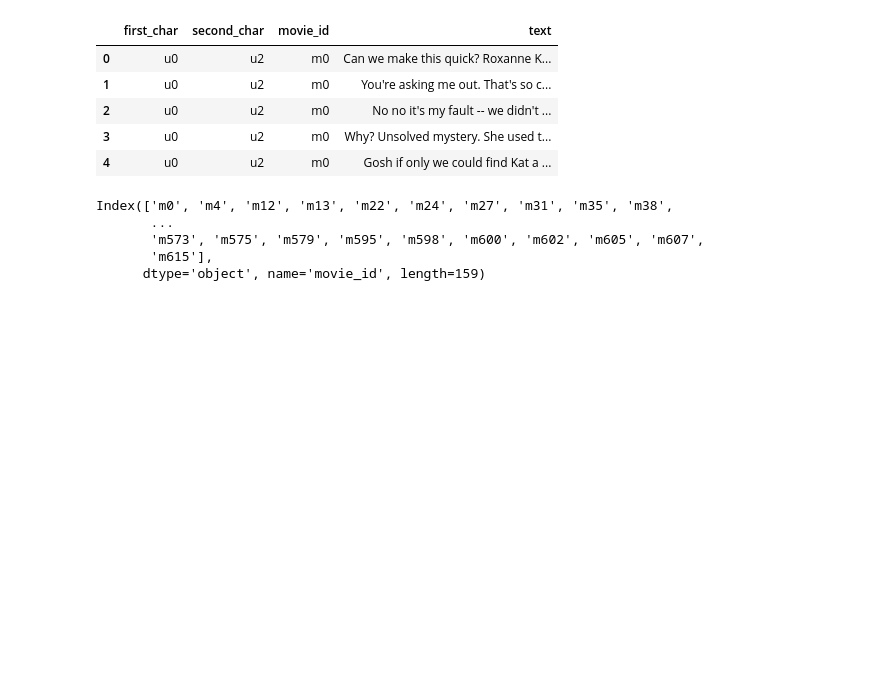
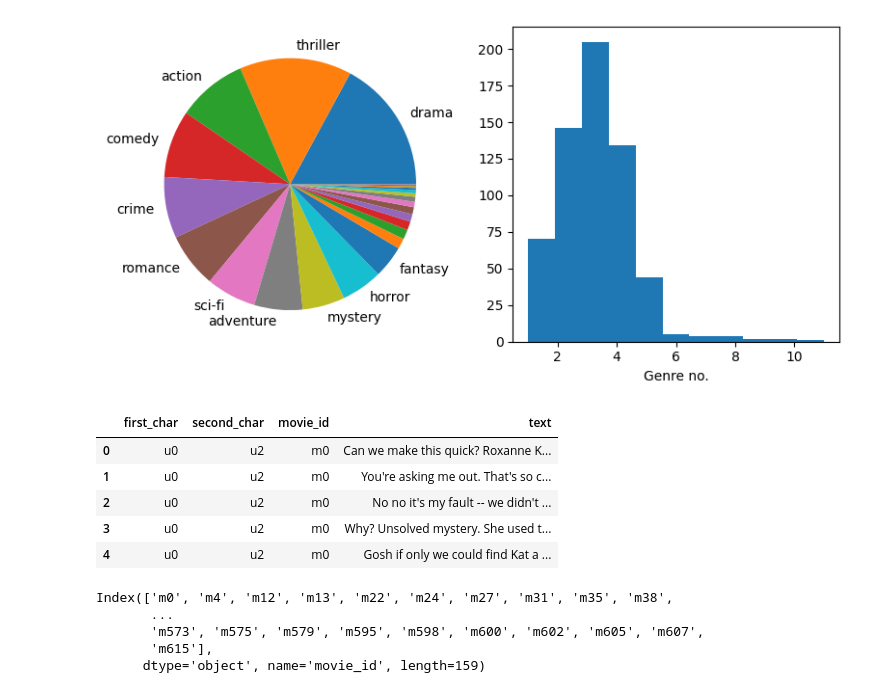
Before and after one commit to eitamyo/ou-workshop-project, a Jupyter notebook: dialogs-basics.ipynb, the cells around one changed output. Cells and saved outputs as stored; diff of their text form; code cells hidden in the pictures; blank space fills up the shorter version.

```diff
--- a/dialogs-basics.ipynb
+++ b/dialogs-basics.ipynb
@@ -24,3 +82,18 @@ meta.head()
+# %%
+fig, axes = plt.subplots(1, 2, figsize=(8,4), tight_layout=True)
+
+genre_counts = meta.explode('genres').genres.value_counts()
+
+labels = np.concatenate([genre_counts.index[:11],np.repeat('', len(genre_counts.index[11:]))])
+axes[0].pie(genre_counts, labels=labels)
+
+axes[1].hist(meta.genres.apply(len), bins=11)
+axes[1].set_xlabel('Genre no.')
+
+
+plt.show()
+# %% [output]
+[figure, added]
 # %%
 dialog_texts = pd.read_pickle('./data/dialog_texts')
 # %%
```
Also changed, not shown: parts of 23 cells of this notebook, 7 other files.
